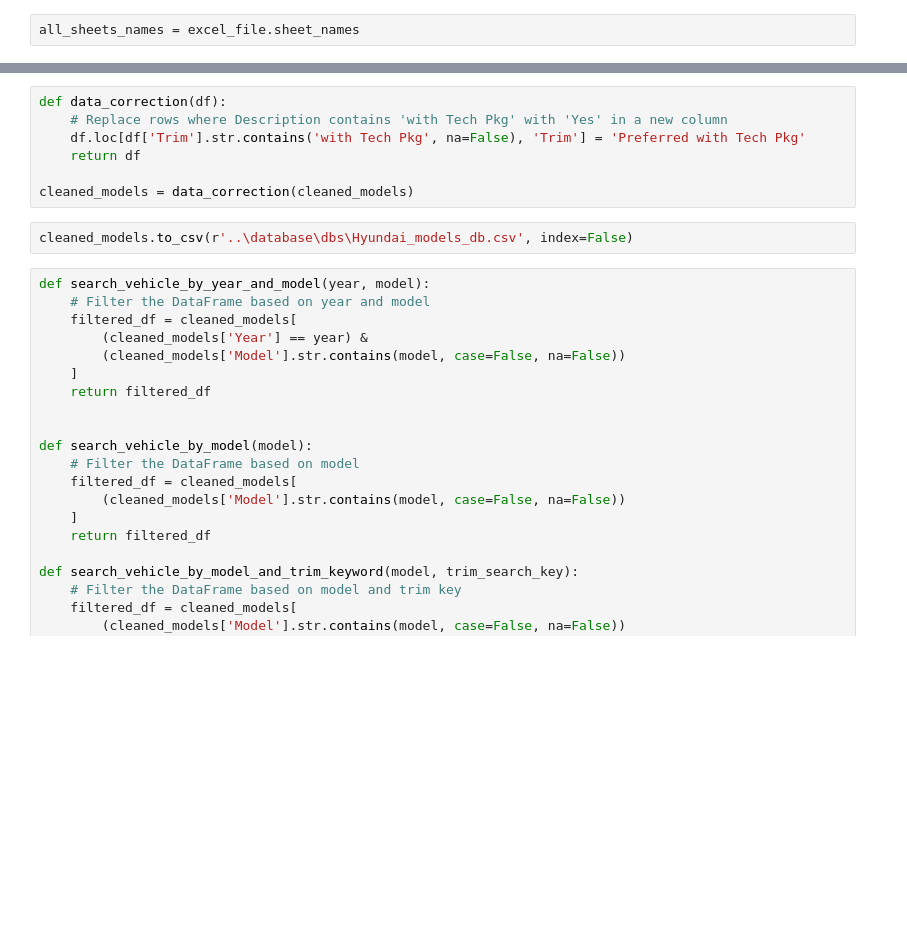
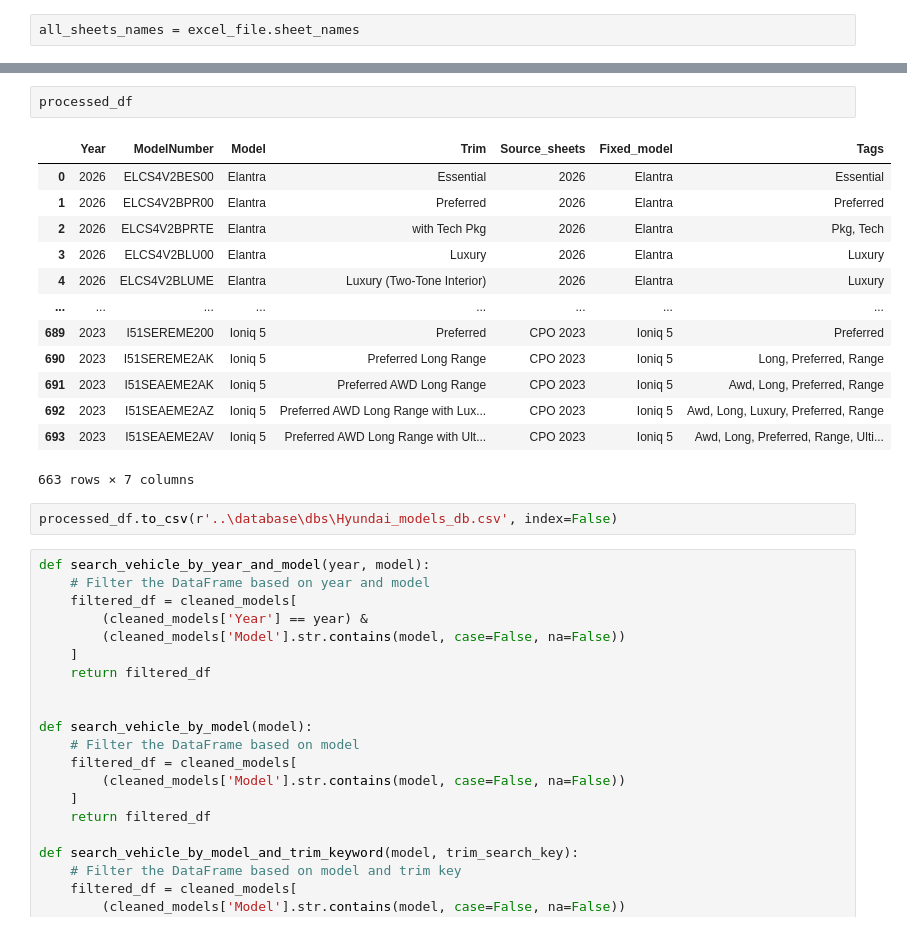
Before and after one commit to MeliPax/OEM_Accessories_v1, a Jupyter notebook: source_code/model_number_extract.ipynb, the cells around one changed output, grey strips where cells are left out. Saved outputs shown, nothing was run; the diff lists cells and outputs as text; blank space fills up the shorter version.

```diff
--- a/source_code/model_number_extract.ipynb
+++ b/source_code/model_number_extract.ipynb
@@ -196,12 +311,21 @@ len(cleaned_models["ModelNumber"].unique())
 # %%
-def data_correction(df):
-    # Replace rows where Description contains 'with Tech Pkg' with 'Yes' in a new column
-    df.loc[df['Trim'].str.contains('with Tech Pkg', na=False), 'Trim'] = 'Preferred with Tech Pkg'
-    return df
-
-cleaned_models = data_correction(cleaned_models)
+processed_df
+# %% [output]
+|  | Year | ModelNumber | Model | Trim | Source_sheets | Fixed_model | Tags |
+| 0 | 2026 | ELCS4V2BES00 | Elantra | Essential | 2026 | Elantra | Essential |
+| 1 | 2026 | ELCS4V2BPR00 | Elantra | Preferred | 2026 | Elantra | Preferred |
+| 2 | 2026 | ELCS4V2BPRTE | Elantra | with Tech Pkg | 2026 | Elantra | Pkg, Tech |
+| 3 | 2026 | ELCS4V2BLU00 | Elantra | Luxury | 2026 | Elantra | Luxury |
+| 4 | 2026 | ELCS4V2BLUME | Elantra | Luxury (Two-Tone Interior) | 2026 | Elantra | Luxury |
+| ... | ... | ... | ... | ... | ... | ... | ... |
+| 689 | 2023 | I51SEREME200 | Ioniq 5 | Preferred | CPO 2023 | Ioniq 5 | Preferred |
+| 690 | 2023 | I51SEREME2AK | Ioniq 5 | Preferred Long Range | CPO 2023 | Ioniq 5 | Long, Preferred, Range |
+| 691 | 2023 | I51SEAEME2AK | Ioniq 5 | Preferred AWD Long Range | CPO 2023 | Ioniq 5 | Awd, Long, Preferred, Range |
+| 692 | 2023 | I51SEAEME2AZ | Ioniq 5 | Preferred AWD Long Range with Lux... | CPO 2023 | Ioniq 5 | Awd, Long, Luxury, Preferred, Range |
+| 693 | 2023 | I51SEAEME2AV | Ioniq 5 | Preferred AWD Long Range with Ult... | CPO 2023 | Ioniq 5 | Awd, Long, Preferred, Range, Ulti... |
+663 rows × 7 columns
 # %%
-cleaned_models.to_csv(r'..\database\dbs\Hyundai_models_db.csv', index=False)
+processed_df.to_csv(r'..\database\dbs\Hyundai_models_db.csv', index=False)
 # %%
 def search_vehicle_by_year_and_model(year, model):
     # Filter the DataFrame based on year and model
```
Also changed, not shown: parts of 23 cells of this notebook, 4 other files.
